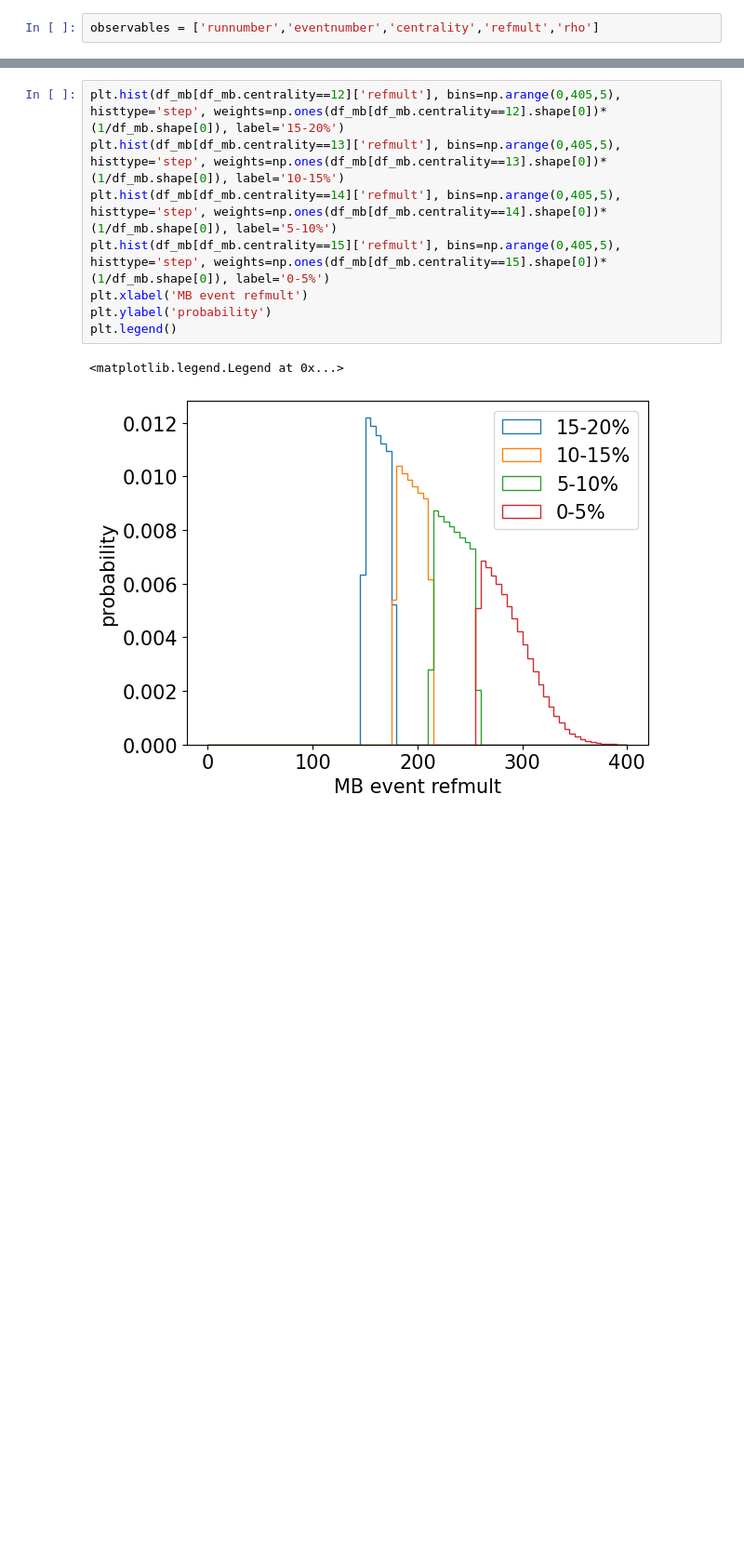
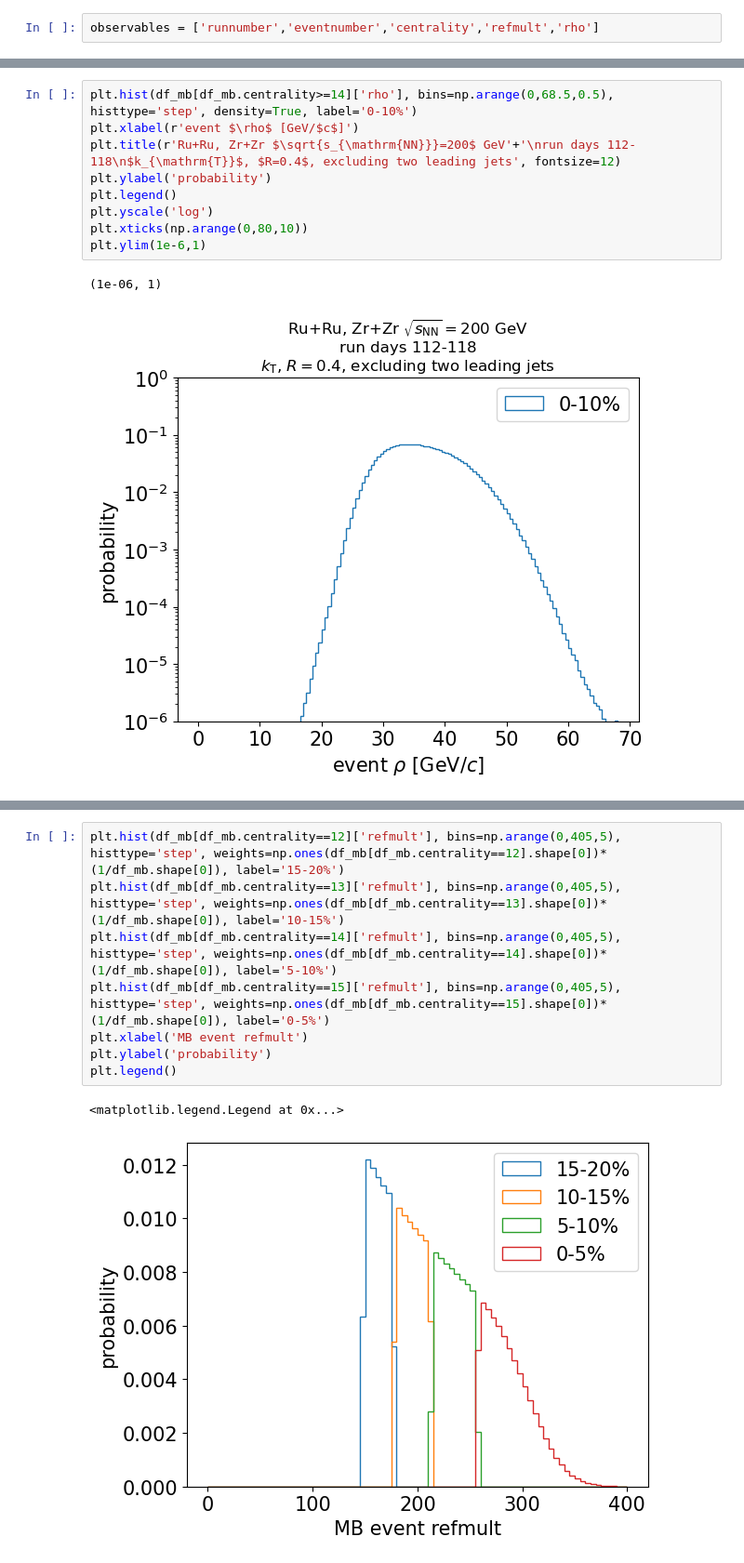
Before and after one commit to y-song/rc, a Jupyter notebook: isobar/event.ipynb, the cells around one changed output, grey strips where cells are left out. Shown at 93% size. Saved outputs shown, nothing was run; the diff lists cells and outputs as text; blank space fills up the shorter version.

```diff
--- a/isobar/event.ipynb
+++ b/isobar/event.ipynb
@@ -120,3 +231,15 @@ plt.legend()
+# %%
+plt.hist(df_mb[df_mb.centrality>=14]['rho'], bins=np.arange(0,68.5,0.5), histtype='step', density=True, label='0-10%')
+plt.xlabel(r'event $\rho$ [GeV/$c$]')
+plt.title(r'Ru+Ru, Zr+Zr $\sqrt{s_{\mathrm{NN}}}=200$ GeV'+'\nrun days 112-118\n$k_{\mathrm{T}}$, $R=0.4$, excluding two leading jets', fontsize=12)
+plt.ylabel('probability')
+plt.legend()
+plt.yscale('log')
+plt.xticks(np.arange(0,80,10))
+plt.ylim(1e-6,1)
+# %% [output]
+(1e-06, 1)
+[figure, added]
 # %%
 print(np.average(df_mb[df_mb.centrality==12]['rho']), np.std(df_mb[df_mb.centrality==12]['rho']))
 # %% [output]
```
Also changed, not shown: parts of 22 cells of this notebook, 11 other files.
